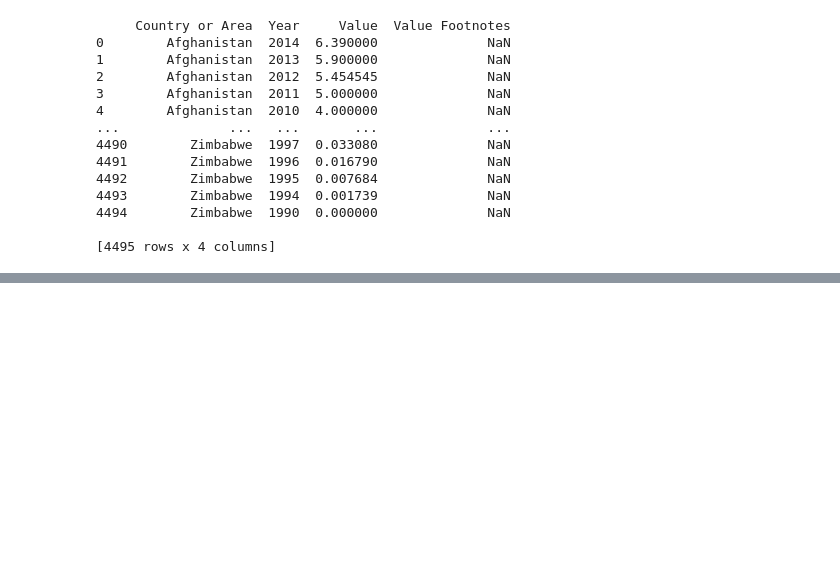
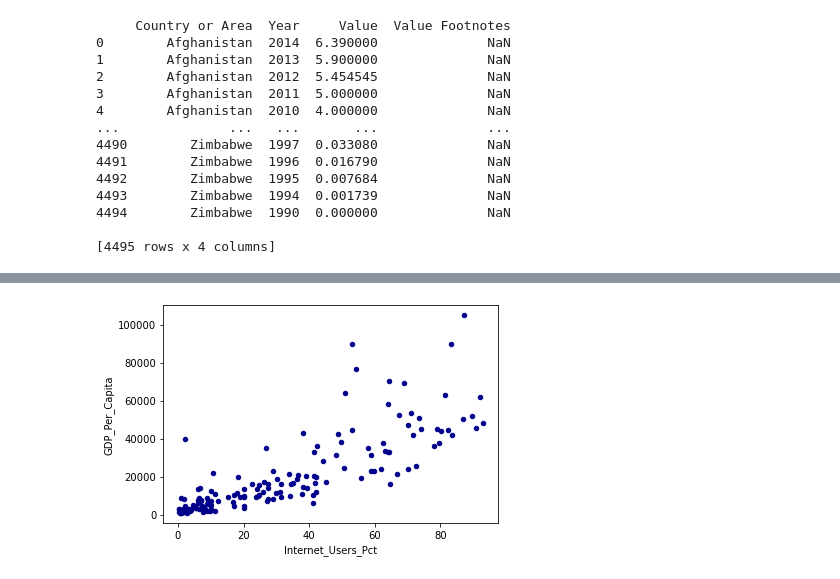
Before and after one commit to Quezadajl/gdp-and-internet-usage-exercise, a Jupyter notebook: notebooks/UN_Data_Project.ipynb, the cells around one changed output, grey strips where cells are left out. Saved outputs shown, nothing was run; the diff lists cells and outputs as text; code cells hidden in the pictures; blank space fills up the shorter version.

```diff
--- a/notebooks/UN_Data_Project.ipynb
+++ b/notebooks/UN_Data_Project.ipynb
@@ -62,0 +210,3 @@ internet_df.head(6)
+# %%
+UN_2009_df = new_df[new_df['Year'] == 2009]
+print(UN_2009_df)
@@ -62,0 +298,6 @@ internet_df.head(6)
+# %%
+UN_2009_plt = UN_2009_df.plot.scatter(x='Internet_Users_Pct',
+                                 y='GDP_Per_Capita',
+                                 c='DarkBlue')
+# %% [output]
+[figure, added]
```
Also changed, not shown: parts of 52 cells of this notebook.
